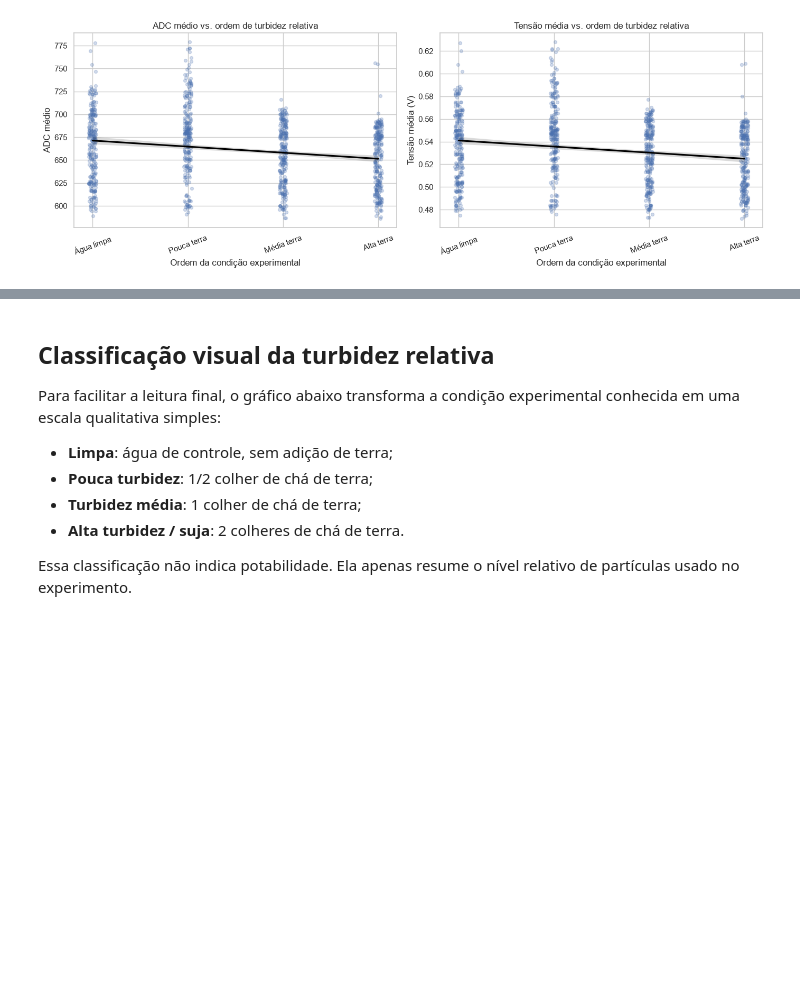
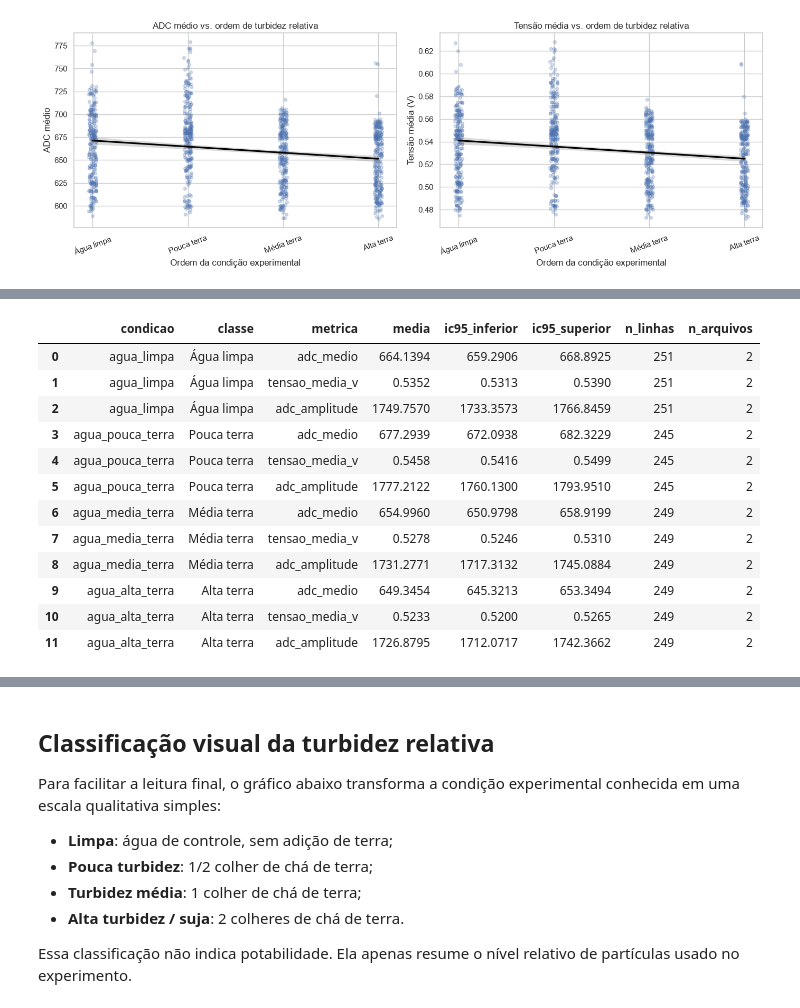
Before and after one commit to michaeldouglas/HidroAlerta, a Jupyter notebook: Analise_Dos_Dados/Analise.ipynb, the cells around one changed output, grey strips where cells are left out. Saved outputs shown, nothing was run; the diff lists cells and outputs as text; code cells hidden in the pictures; blank space fills up the shorter version.

```diff
--- a/Analise_Dos_Dados/Analise.ipynb
+++ b/Analise_Dos_Dados/Analise.ipynb
@@ -581,0 +623,68 @@ plt.show()
+# %%
+def bootstrap_mean_ci(values, n_boot=5000, ci=95, random_state=42):
+    values = np.asarray(values, dtype=float)
+    values = values[~np.isnan(values)]
+    if len(values) == 0:
+        return np.nan, np.nan, np.nan
+    rng = np.random.default_rng(random_state)
+    boot = rng.choice(values, size=(n_boot, len(values)), replace=True).mean(axis=1)
+    alpha = (100 - ci) / 2
+    return values.mean(), np.percentile(boot, alpha), np.percentile(boot, 100 - alpha)
+
+
+def cliffs_delta(x, y):
+    x = np.asarray(x, dtype=float)
+    y = np.asarray(y, dtype=float)
+    x = x[~np.isnan(x)]
+    y = y[~np.isnan(y)]
+    if len(x) == 0 or len(y) == 0:
+        return np.nan
+    comparisons = np.sign(x[:, None] - y[None, :])
+    return comparisons.mean()
+
+
+def holm_adjust(p_values):
+    p_values = np.asarray(p_values, dtype=float)
+    order = np.argsort(p_values)
+    adjusted = np.empty_like(p_values)
+    running_max = 0.0
+    m = len(p_values)
+    for rank, idx in enumerate(order):
+        value = min((m - rank) * p_values[idx], 1.0)
+        running_max = max(running_max, value)
+        adjusted[idx] = running_max
+    return adjusted
+
+metrics_for_inference = ["adc_medio", "tensao_media_v", "adc_amplitude"]
+ci_rows = []
+for condition in condition_order:
+    subset = df[df["condicao"] == condition]
+    for metric in metrics_for_inference:
+        mean, low, high = bootstrap_mean_ci(subset[metric])
+        ci_rows.append({
+            "condicao": condition,
+            "classe": condition_labels[condition],
+            "metrica": metric,
+            "media": mean,
+            "ic95_inferior": low,
+            "ic95_superior": high,
+            "n_linhas": len(subset),
+            "n_arquivos": subset["arquivo"].nunique(),
+        })
+
+bootstrap_ci = pd.DataFrame(ci_rows)
+bootstrap_ci
+# %% [output]
+|  | condicao | classe | metrica | media | ic95_inferior | ic95_superior | n_linhas | n_arquivos |
+| 0 | agua_limpa | Água limpa | adc_medio | 664.1394 | 659.2906 | 668.8925 | 251 | 2 |
+| 1 | agua_limpa | Água limpa | tensao_media_v | 0.5352 | 0.5313 | 0.5390 | 251 | 2 |
+| 2 | agua_limpa | Água limpa | adc_amplitude | 1749.7570 | 1733.3573 | 1766.8459 | 251 | 2 |
+| 3 | agua_pouca_terra | Pouca terra | adc_medio | 677.2939 | 672.0938 | 682.3229 | 245 | 2 |
+| 4 | agua_pouca_terra | Pouca terra | tensao_media_v | 0.5458 | 0.5416 | 0.5499 | 245 | 2 |
+| 5 | agua_pouca_terra | Pouca terra | adc_amplitude | 1777.2122 | 1760.1300 | 1793.9510 | 245 | 2 |
+| 6 | agua_media_terra | Média terra | adc_medio | 654.9960 | 650.9798 | 658.9199 | 249 | 2 |
+| 7 | agua_media_terra | Média terra | tensao_media_v | 0.5278 | 0.5246 | 0.5310 | 249 | 2 |
+| 8 | agua_media_terra | Média terra | adc_amplitude | 1731.2771 | 1717.3132 | 1745.0884 | 249 | 2 |
+| 9 | agua_alta_terra | Alta terra | adc_medio | 649.3454 | 645.3213 | 653.3494 | 249 | 2 |
+| 10 | agua_alta_terra | Alta terra | tensao_media_v | 0.5233 | 0.5200 | 0.5265 | 249 | 2 |
+| 11 | agua_alta_terra | Alta terra | adc_amplitude | 1726.8795 | 1712.0717 | 1742.3662 | 249 | 2 |
```
Also changed, not shown: parts of 20 cells of this notebook.
